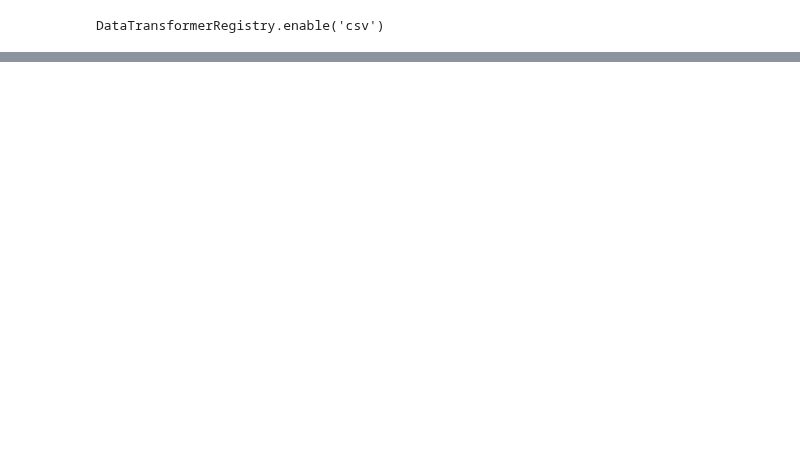
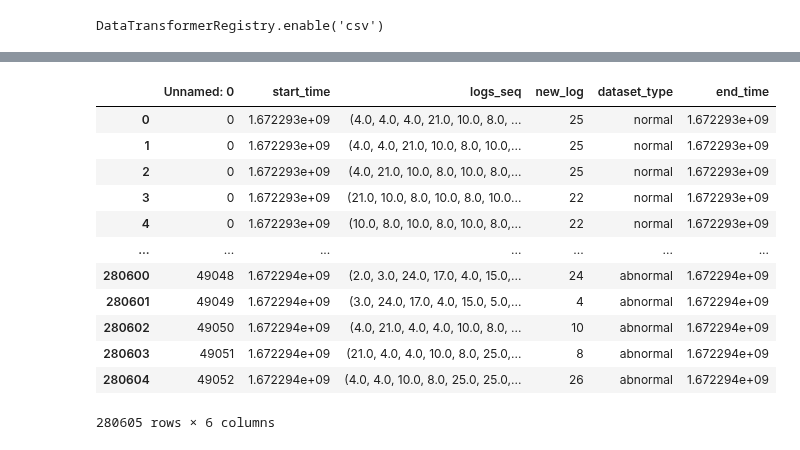
Before and after one commit to sapirani/GreenSecurityMeasurementAndOptimizationFramework, a Jupyter notebook: data_experiments.ipynb, the cells around one changed output, grey strips where cells are left out. Cells and saved outputs as stored; diff of their text form; code cells hidden in the pictures; blank space fills up the shorter version.

```diff
--- a/data_experiments.ipynb
+++ b/data_experiments.ipynb
@@ -47,3 +24,22 @@ df1 = df1.reset_index()
+# %%
+import ast
+df['logs_seq'] = df['logs_seq'].apply(lambda x: tuple(ast.literal_eval(x)))
+df['new_log'] = df['new_log'].apply(lambda x: ast.literal_eval(x)[0])
+df
+# %% [output]
+|  | Unnamed: 0 | start_time | logs_seq | new_log | dataset_type | end_time |
+| 0 | 0 | 1.672293e+09 | (4.0, 4.0, 4.0, 21.0, 10.0, 8.0, ... | 25 | normal | 1.672293e+09 |
+| 1 | 0 | 1.672293e+09 | (4.0, 4.0, 21.0, 10.0, 8.0, 10.0,... | 25 | normal | 1.672293e+09 |
+| 2 | 0 | 1.672293e+09 | (4.0, 21.0, 10.0, 8.0, 10.0, 8.0,... | 25 | normal | 1.672293e+09 |
+| 3 | 0 | 1.672293e+09 | (21.0, 10.0, 8.0, 10.0, 8.0, 10.0... | 22 | normal | 1.672293e+09 |
+| 4 | 0 | 1.672293e+09 | (10.0, 8.0, 10.0, 8.0, 10.0, 8.0,... | 22 | normal | 1.672293e+09 |
+| ... | ... | ... | ... | ... | ... | ... |
+| 280600 | 49048 | 1.672294e+09 | (2.0, 3.0, 24.0, 17.0, 4.0, 15.0,... | 24 | abnormal | 1.672294e+09 |
+| 280601 | 49049 | 1.672294e+09 | (3.0, 24.0, 17.0, 4.0, 15.0, 5.0,... | 4 | abnormal | 1.672294e+09 |
+| 280602 | 49050 | 1.672294e+09 | (4.0, 21.0, 4.0, 4.0, 10.0, 8.0, ... | 10 | abnormal | 1.672294e+09 |
+| 280603 | 49051 | 1.672294e+09 | (21.0, 4.0, 4.0, 10.0, 8.0, 25.0,... | 8 | abnormal | 1.672294e+09 |
+| 280604 | 49052 | 1.672294e+09 | (4.0, 4.0, 10.0, 8.0, 25.0, 25.0,... | 26 | abnormal | 1.672294e+09 |
+280605 rows × 6 columns
 # %%
 df.assign(cpu=[0]*len(df))
 for i, row in df1.iterrows():
```
Also changed, not shown: parts of 34 cells of this notebook, 2 other files.
